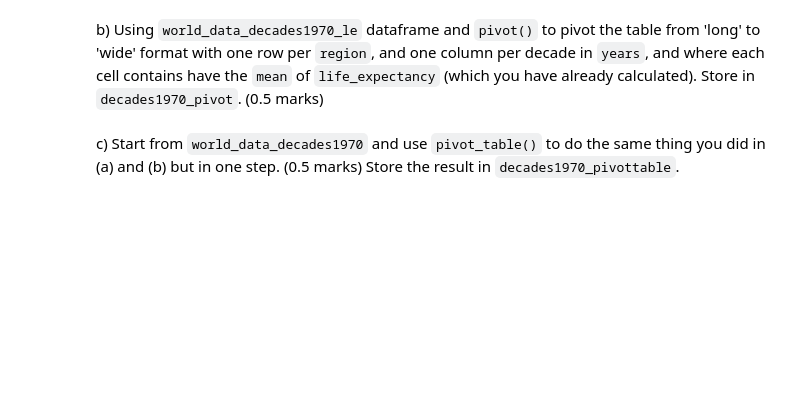
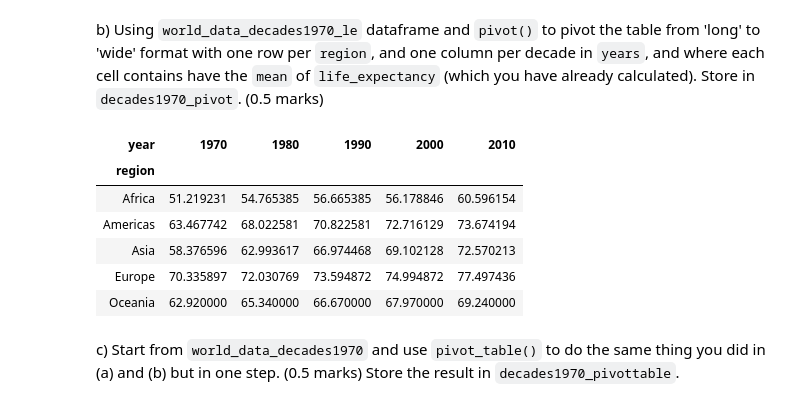
Before and after one commit to constructor-s/BME1478_Assignments, a Jupyter notebook: a09/last_first_assignment9.ipynb, the cells around one changed output. Cells and saved outputs as stored; diff of their text form; code cells hidden in the pictures; blank space fills up the shorter version.

```diff
--- a/a09/last_first_assignment9.ipynb
+++ b/a09/last_first_assignment9.ipynb
@@ -46,6 +50,6 @@ world_data_decades1970.head(2)
 # %%
 # 2a answer here 0.5 marks
-world_data_decades1970_le =
+world_data_decades1970_le = world_data_decades1970.groupby(["region", "year"])["life_expectancy"].mean().reset_index()
 
 # keep this here to preview the dataframe
 world_data_decades1970_le.head()
@@ -53,10 +64,18 @@ world_data_decades1970_le.head()
 b) Using `world_data_decades1970_le` dataframe and `pivot()` to pivot the table from 'long' to 'wide' format with one row per `region`, and one column per decade in `years`, and where each cell contains have the `mean` of `life_expectancy` (which you have already calculated). Store in `decades1970_pivot`. (0.5 marks)
 # %%
 # 2b answer here 0.5 marks
-decades1970_pivot =
+decades1970_pivot = world_data_decades1970_le.pivot(index="region", columns="year", values="life_expectancy")
 
 # keep this here to preview the dataframe
 decades1970_pivot
+# %% [output]
+| year | 1970 | 1980 | 1990 | 2000 | 2010 |
+| region |  |  |  |  |  |
+| Africa | 51.219231 | 54.765385 | 56.665385 | 56.178846 | 60.596154 |
+| Americas | 63.467742 | 68.022581 | 70.822581 | 72.716129 | 73.674194 |
+| Asia | 58.376596 | 62.993617 | 66.974468 | 69.102128 | 72.570213 |
+| Europe | 70.335897 | 72.030769 | 73.594872 | 74.994872 | 77.497436 |
+| Oceania | 62.920000 | 65.340000 | 66.670000 | 67.970000 | 69.240000 |
 # %% [markdown]
 c) Start from `world_data_decades1970` and use `pivot_table()` to do the same thing you did in (a) and (b) but in one step. (0.5 marks)
 Store the result in `decades1970_pivottable`.
```
Also changed, not shown: parts of 18 cells of this notebook.
